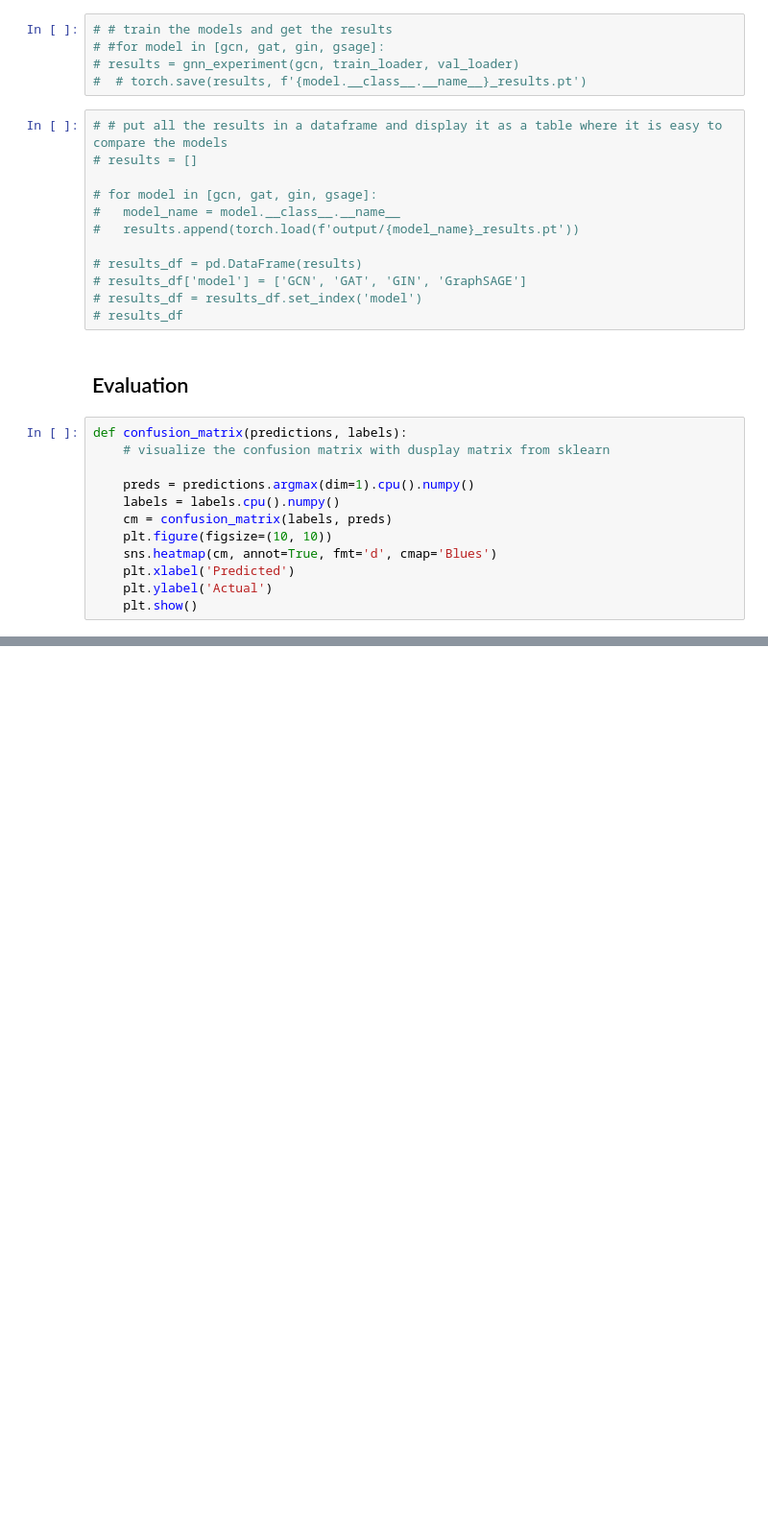
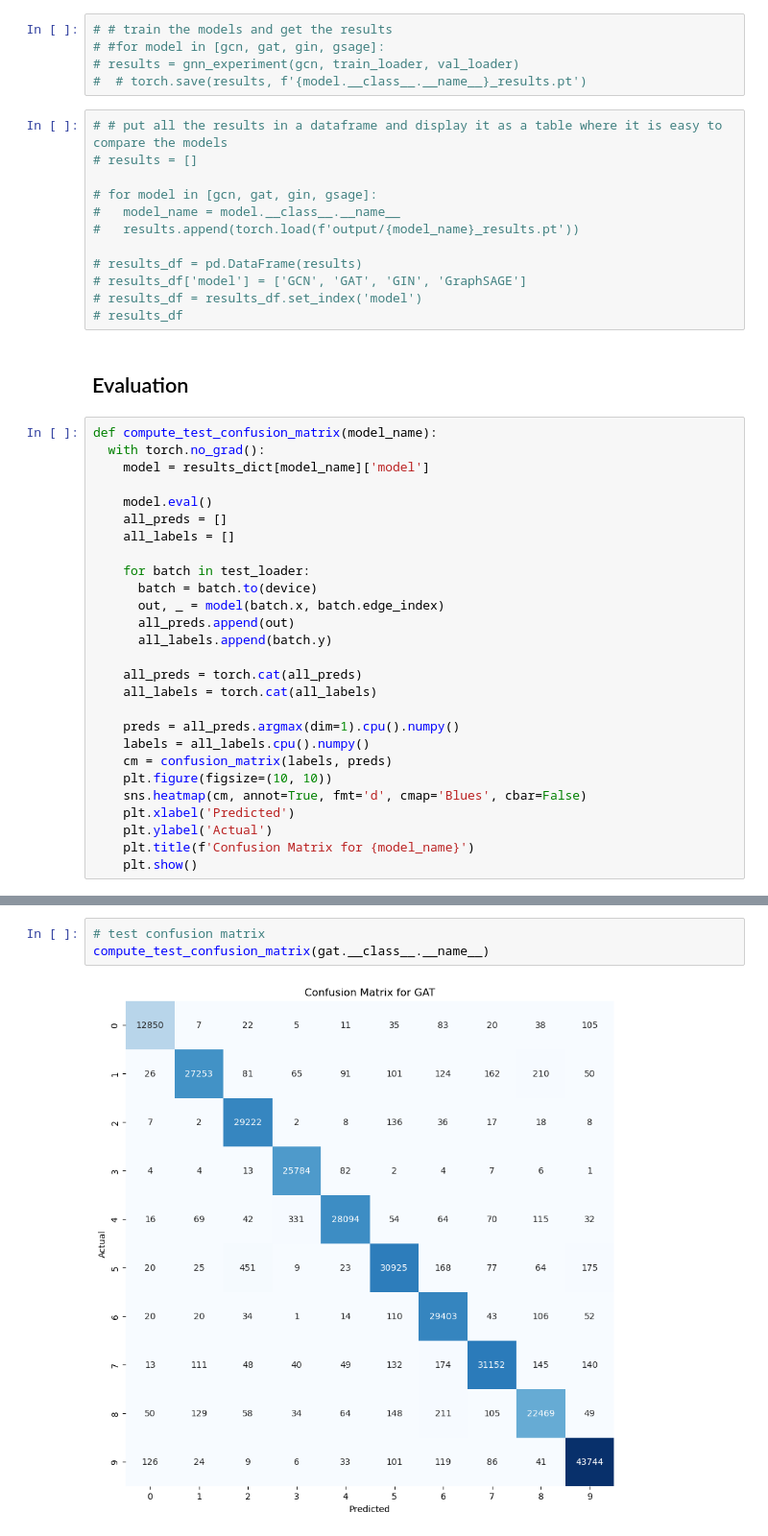
Before and after one commit to lucamodica/grape-project, a Jupyter notebook: model-train.ipynb, the cells around one changed output, grey strips where cells are left out. Shown at 96% size. Cells and saved outputs as stored; diff of their text form; blank space fills up the shorter version.

```diff
--- a/model-train.ipynb
+++ b/model-train.ipynb
@@ -386,14 +498,29 @@ def plot_metrics(results):
 # %% [markdown]
 ## Evaluation
 # %%
-def confusion_matrix(predictions, labels):
-    # visualize the confusion matrix with dusplay matrix from sklearn
+def compute_test_confusion_matrix(model_name):
+  with torch.no_grad():
+    model = results_dict[model_name]['model']
 
-    preds = predictions.argmax(dim=1).cpu().numpy()
-    labels = labels.cpu().numpy()
+    model.eval()
+    all_preds = []
+    all_labels = []
+
+    for batch in test_loader:
+      batch = batch.to(device)
+      out, _ = model(batch.x, batch.edge_index)
+      all_preds.append(out)
+      all_labels.append(batch.y)
+
+    all_preds = torch.cat(all_preds)
+    all_labels = torch.cat(all_labels)
+
+    preds = all_preds.argmax(dim=1).cpu().numpy()
+    labels = all_labels.cpu().numpy()
     cm = confusion_matrix(labels, preds)
     plt.figure(figsize=(10, 10))
-    sns.heatmap(cm, annot=True, fmt='d', cmap='Blues')
+    sns.heatmap(cm, annot=True, fmt='d', cmap='Blues', cbar=False)
     plt.xlabel('Predicted')
     plt.ylabel('Actual')
+    plt.title(f'Confusion Matrix for {model_name}')
     plt.show()
@@ -404,0 +527,5 @@ TypeError: argmax() got an unexpected keyword argument 'dim'
+# %%
+# test confusion matrix
+compute_test_confusion_matrix(gat.__class__.__name__)
+# %% [output]
+[figure, added]
```
Also changed, not shown: parts of 24 cells of this notebook, 4 other files.
